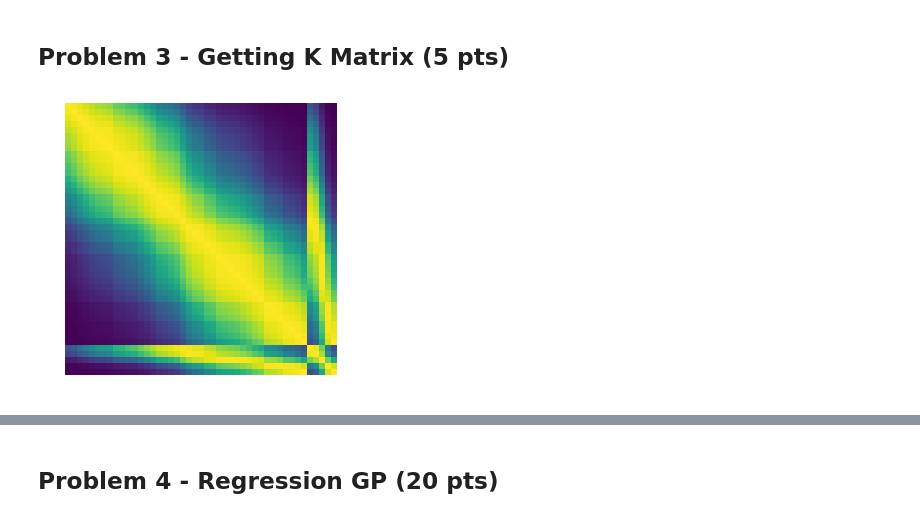
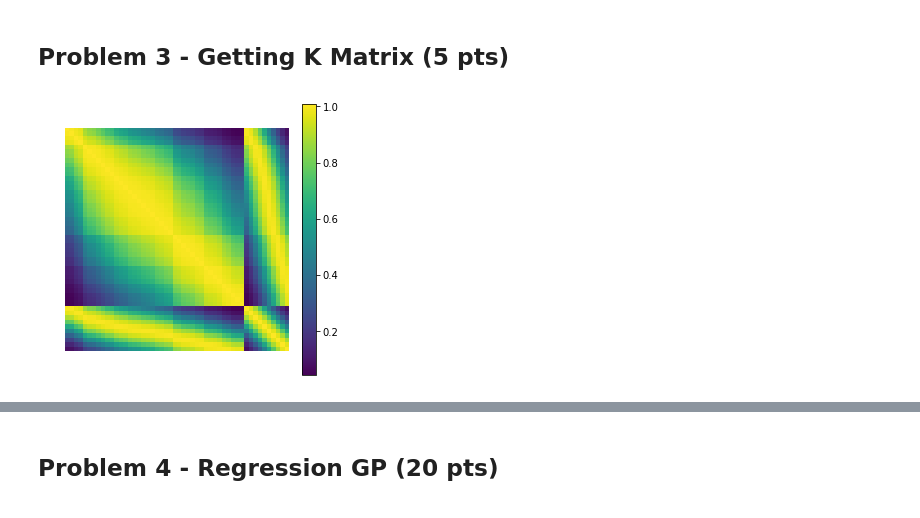
Before and after one commit to Keyrat06/Gaussian_Processes, a Jupyter notebook: P-Set/Gaussian PSet.ipynb, the cells around one changed output, grey strips where cells are left out. Drawn from its saved outputs; the diff is of its cells as text; code cells hidden in the pictures.

```diff
--- a/P-Set/Gaussian PSet.ipynb
+++ b/P-Set/Gaussian PSet.ipynb
@@ -40,7 +65,7 @@ def kernel(x0, x1, params, sigma_n):
 reload(test)
 test.test_simple_kernel(kernel)
 # %%
-x = np.linspace(-5, 5, 50)
+x = np.arange(-5, 5, 0.25)
 sigma_n = 0.1
 params = [1, 3]
 K = kernel(x, x, params, sigma_n)
@@ -51,17 +79,25 @@ util.visiualize_kernel(K)
 ## Problem 2 - Making a Periodic Kernel (5 pts)
 # %%
 def periodic_kernel(x0, x1, params, sigma_n):
-    diff = np.subtract.outer(x0, x1)
-    value = params[0]**2 * np.exp( -0.5 * (1.0/params[1]**2) * diff**2)
-    value += params[2]**2 * np.exp(-2 * np.sin(params[3]*diff)**2)
-    value[np.where(diff == 0.0)] += sigma_n**2
+    """
+    Runs the Periodic kernal described above
+    :param x0: numpy array with values of x
+    :param x1: numpy array with values of x'
+    :param params: [float simga_f1, float l, float simga_f1, float nu]
+    :param sigma_n: float sigma_n
+    :return: np.array of periodic_kernel described above
+    """
+    diff = np.subtract.outer(x0, x1) # USE THIS FOR CALCULATING (x-x') #+
+    value = params[0]**2 * np.exp( -0.5 * (1.0/params[1]**2) * diff**2) #-
+    value += params[2]**2 * np.exp(-2 * np.sin(params[3]*diff)**2) #-
+    value[np.where(diff == 0.0)] += sigma_n**2 #-
     return value
 # %%
 test.test_periodic_kernel(periodic_kernel)
 # %%
 x = np.linspace(-5, 5, 50)
 sigma_n = 0.1
-params = [1, 2, 2, 0.5]
+params = [1, 2, 1, 1]
 K = periodic_kernel(x, x, params, sigma_n)
 util.visiualize_kernel(K)
 # %% [output]
@@ -79,6 +118,14 @@ util.scatter_raw_data(x, y, sigma_n)
 ## Problem 3 - Getting K Matrix (5 pts)
 # %%
 def get_Ks(x_new, x, kernel, theta):
+    """
+    Generates K, KS, and KSS by using the given kernel and theta
+    :param x_new: numpy array of new data
+    :param x: numpy array of data where we have sampled
+    :param theta: params + [sigma_n] list that has the params talked about earlier
+    but also has sigma_n in the last index
+    :return: np.array K, np.array KS, np.array KSS  all as described above.
+    """
     K = kernel(x, x, theta[:-1], theta[-1]) # K
     KS = kernel(x_new, x, theta[:-1], theta[-1]) # K*
     KSS = kernel(x_new, x_new, theta[:-1], theta[-1]) # K**
@@ -87,9 +134,9 @@ def get_Ks(x_new, x, kernel, theta):
 reload(test)
 test.test_get_Ks(get_Ks, kernel)
 # %%
-theta = [1, 3, sigma_n]
-x_new = np.array([0, 0.5, 2, 4, 5])
+theta = [1, 4, sigma_n]
+x_new = np.arange(-5,5)
 K, KS, KSS = get_Ks(x_new, x, kernel, theta)
 util.visiualize_Ks(K, KS, KSS)
 # %% [output]
-[figure, old version]
+[figure, new version]
```
Also changed, not shown: parts of 19 cells of this notebook, 3 other files.
